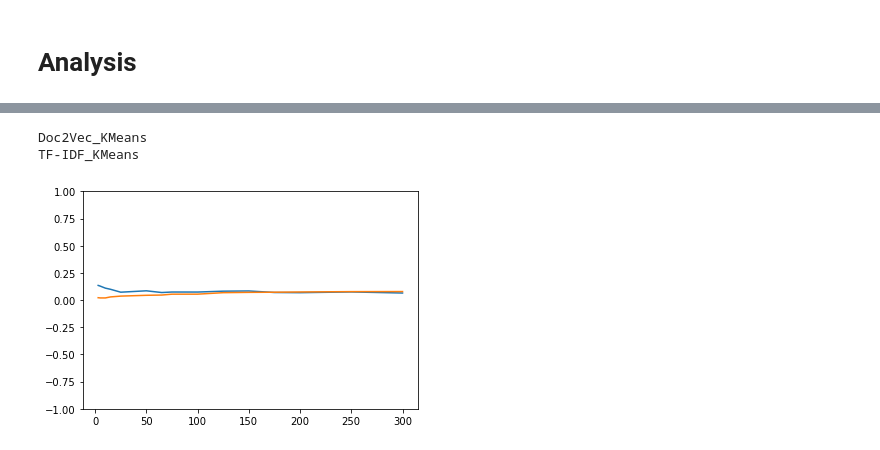
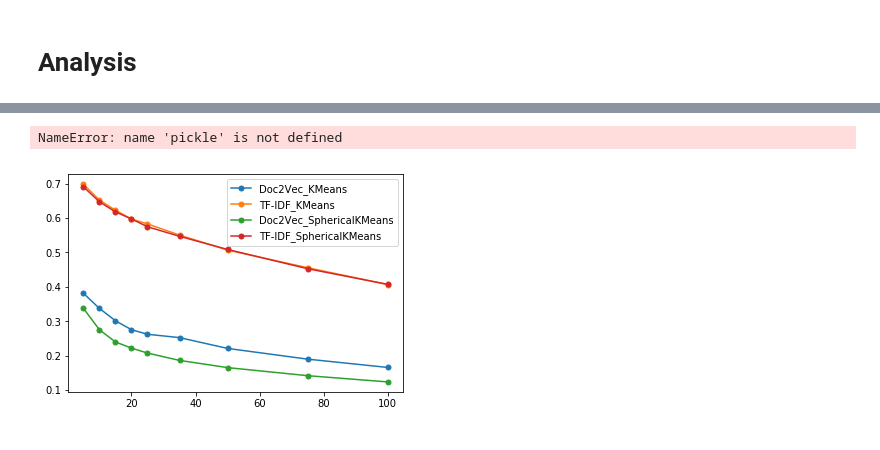
Before and after one commit to ballardt/iot-tc, a Jupyter notebook: CNET.ipynb, the cells around one changed output, grey strips where cells are left out. Saved outputs shown, nothing was run; the diff lists cells and outputs as text; code cells hidden in the pictures.

```diff
--- a/CNET.ipynb
+++ b/CNET.ipynb
@@ -257,4 +257,4 @@ for t, s in topics:
 # %%
 # TF-IDF
 texts = [tuple(r) for r in df[['device_name', 'article_content', 'labels_factor']].values]
-feature_names, feature_indices, tfidf_scores, tfidf_matrix, tfidf_kmeans, tfidf_sph_kmeans = atxt.run_tfidf(texts, num_clusters=65, rand_score=False, draw_graph=False, max_df=1.0)
+feature_names, feature_indices, tfidf_scores, tfidf_matrix, tfidf_kmeans, tfidf_sph_kmeans = atxt.run_tfidf(texts, num_clusters=20, rand_score=False, draw_graph=False, max_df=1.0)
@@ -449,4 +457,17 @@ Beginning epoch 6...
 Beginning epoch 7...
 Beginning epoch 8...
 Beginning epoch 9...
+# %%
+import pickle
+
+#docvecs = model.docvecs
+#with open('tagged-docs.pickle', 'wb') as f:
+#    pickle.dump(tagged_docs, f)
+#with open('docvecs.pickle', 'wb') as f:
+#     pickle.dump(docvecs, f)
+
+with open('tagged-docs.pickle', 'rb') as f:
+     tagged_docs = pickle.load(f)
+with open('docvecs.pickle', 'rb') as f:
+     docvecs = pickle.load(f)
 # %%
@@ -496,0 +503,15 @@ Getting sils for 300
+# %%
+# Get the silhouette coefficients
+all_scores['Doc2Vec_KMeans'] = {}
+all_scores['TF-IDF_KMeans'] = {}
+all_scores['Doc2Vec_SphericalKMeans'] = {}
+all_scores['TF-IDF_SphericalKMeans'] = {}
+for val in KM_VALUES:
+    print('Getting scores for {}'.format(val))
+    _, _, _, tfidf_matrix, tfidf_kmeans, tfidf_sph_kmeans = atxt.run_tfidf(texts, num_clusters=val, rand_score=False, draw_graph=False, max_df=1.0)
+    all_scores['TF-IDF_KMeans'][val] = avg_cos(tfidf_matrix, tfidf_kmeans)
+    all_scores['TF-IDF_SphericalKMeans'][val] = avg_cos(tfidf_matrix, tfidf_sph_kmeans)
+    doc2vec_kmeans = KMeans(n_clusters=val, random_state=0).fit(all_docvecs)
+    doc2vec_sph_kmeans = SphericalKMeans(n_clusters=val, random_state=0).fit(all_docvecs)
+    all_scores['Doc2Vec_KMeans'][val] = avg_cos(all_docvecs, doc2vec_kmeans)
+    all_scores['Doc2Vec_SphericalKMeans'][val] = avg_cos(all_docvecs, doc2vec_sph_kmeans)
@@ -497,16 +528,21 @@ Getting sils for 300
+# %%
+#with open('all-scores.pickle', 'wb') as f:
+#     pickle.dump(all_scores, f)
+
+with open('all-scores.pickle', 'rb') as f:
+     all_scores = pickle.load(f)
+# %% [output]
+NameError: name 'pickle' is not defined
 # %%
 import seaborn as sb
 import matplotlib.pyplot as plt
 %matplotlib inline
 
 # Plot it
-for name, sil_scores in all_sil_scores.items():
-    print(name)
-    x, y = map(list, zip(*list(sil_scores.items())))
+for name, scores in all_scores.items():
+    x, y = map(list, zip(*list(scores.items())))
     ax = plt.gca()
-    ax.set_ylim([-1, 1])
-    plt.plot(x, y)
+    plt.plot(x, y, label=name, marker='o', markersize=5)
+    plt.legend(loc='upper right')
 # %% [output]
-Doc2Vec_KMeans
-TF-IDF_KMeans
-[figure, old version]
+[figure, new version]
```
Also changed, not shown: parts of 9 cells of this notebook.
